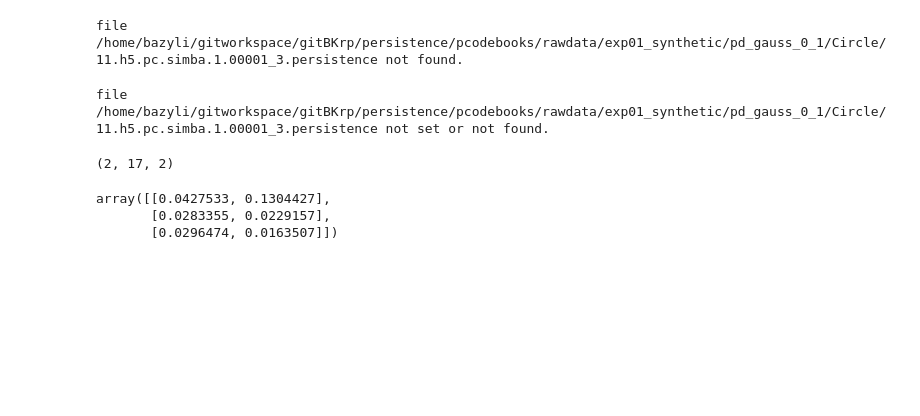
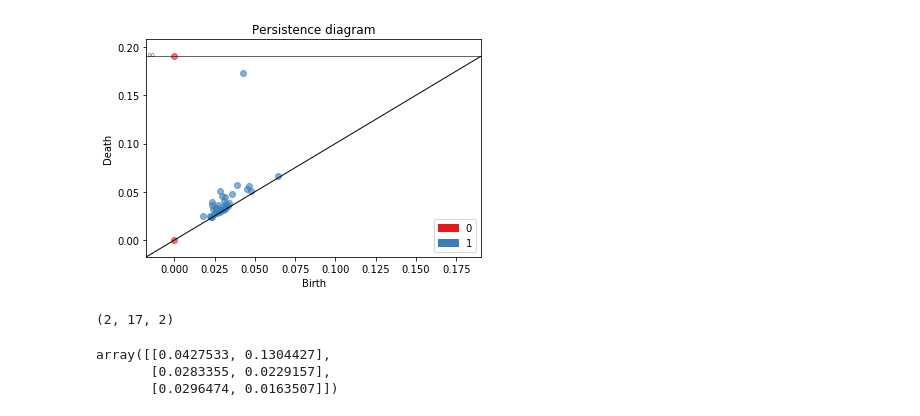
Before and after one commit to bazko1/PersistenceCodebooks, a Jupyter notebook: Initial sampling.ipynb, the cells around one changed output. Drawn from its saved outputs; the diff is of its cells as text; code cells hidden in the pictures; blank space fills up the shorter version.

```diff
--- a/Initial sampling.ipynb
+++ b/Initial sampling.ipynb
@@ -1,19 +1,17 @@
 # %%
 import matplotlib.pyplot as plot
 import gudhi
 
 # rips_on_tore3D_1307.pers obtained from write_persistence_diagram method
-persistence_file='/home/bazyli/gitworkspace/gitBKrp/persistence/pcodebooks/rawdata/exp01_synthetic/pd_gauss_0_1/Circle/11.h5.pc.simba.1.00001_3.persistence'
+persistence_file='/home/bazyli/gitworkspace/gitBKrp/pcodebooks/rawdata/exp01_synthetic/pd_gauss_0_1/Circle/11.h5.pc.simba.1.00001_3.persistence'
 a=gudhi.plot_persistence_diagram(persistence_file=persistence_file,
     legend=True)
 plot.show()
 # %% [output]
-file /home/bazyli/gitworkspace/gitBKrp/persistence/pcodebooks/rawdata/exp01_synthetic/pd_gauss_0_1/Circle/11.h5.pc.simba.1.00001_3.persistence not found.
+[figure, added]
 # %%
 import numpy as np
 arr = gudhi.read_persistence_intervals_in_dimension(persistence_file, only_this_dim=1)
-# %% [output]
-file /home/bazyli/gitworkspace/gitBKrp/persistence/pcodebooks/rawdata/exp01_synthetic/pd_gauss_0_1/Circle/11.h5.pc.simba.1.00001_3.persistence not set or not found.
 # %%
 from gudhi.representations.preprocessing import BirthPersistenceTransform
 # %%
```
Also changed, not shown: parts of 13 cells of this notebook.
